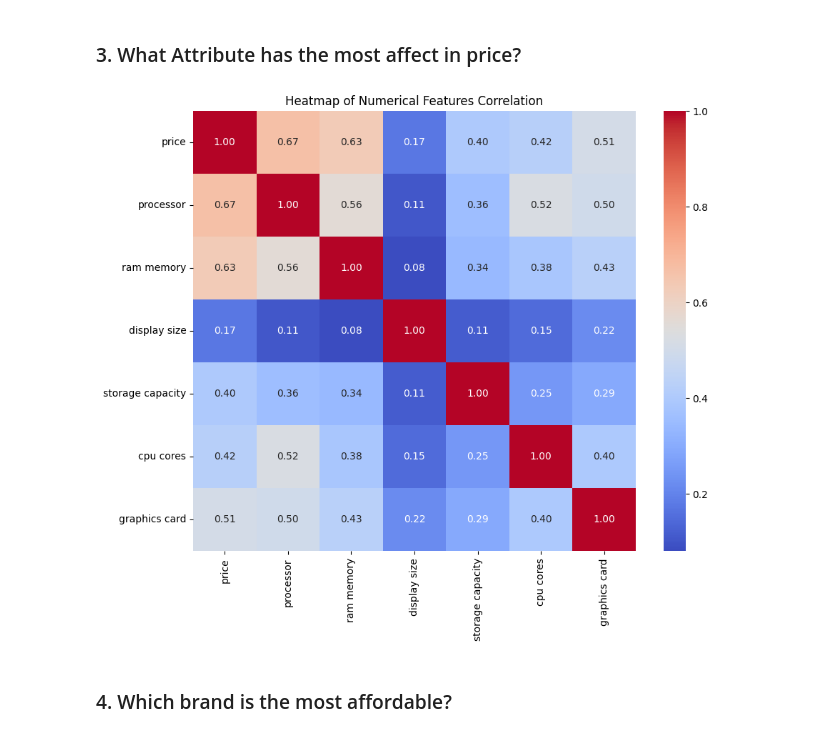
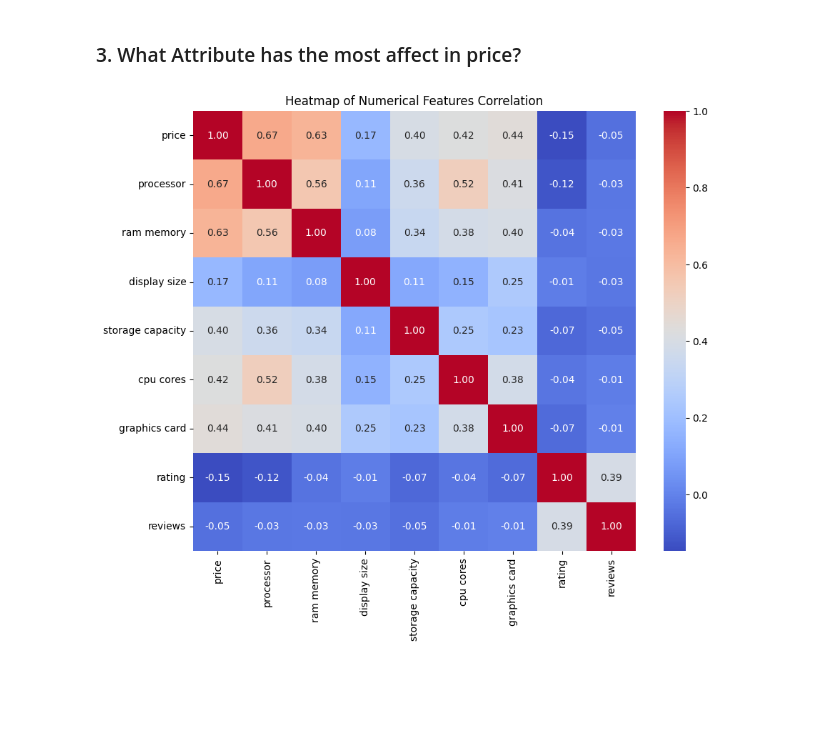
Before and after one commit to xrhahelry/DS-MiniProject, a Jupyter notebook: analysis_Yajjyu.ipynb, the cells around one changed output. Drawn from its saved outputs; the diff is of its cells as text; code cells hidden in the pictures; blank space fills up the shorter version.

Commit message:
updated visualization

```diff
--- a/analysis_Yajjyu.ipynb
+++ b/analysis_Yajjyu.ipynb
@@ -499,17 +538,15 @@ plt.show()
 # %%
 # Heatmap
 # Create a DataFrame with only the numerical columns
-numerical_data = laptop[cols]
-
+COLS = ['price', 'processor', 'ram memory', 'display size', 'storage capacity', 'cpu cores', 'graphics card', 'rating', 'reviews']
+numerical_data = laptop[COLS]
 # Calculate the correlation matrix
 corr_matrix = numerical_data.corr()
 
 # Create the heatmap
 plt.figure(figsize=(10, 8))
 sns.heatmap(corr_matrix, annot=True, cmap='coolwarm', fmt='.2f')
 plt.title('Heatmap of Numerical Features Correlation')
 plt.show()
 # %% [output]
-[figure, old version]
+[figure, new version]
-# %% [markdown]
-### 4. Which brand is the most affordable?
```
Also changed, not shown: parts of 36 cells of this notebook.
